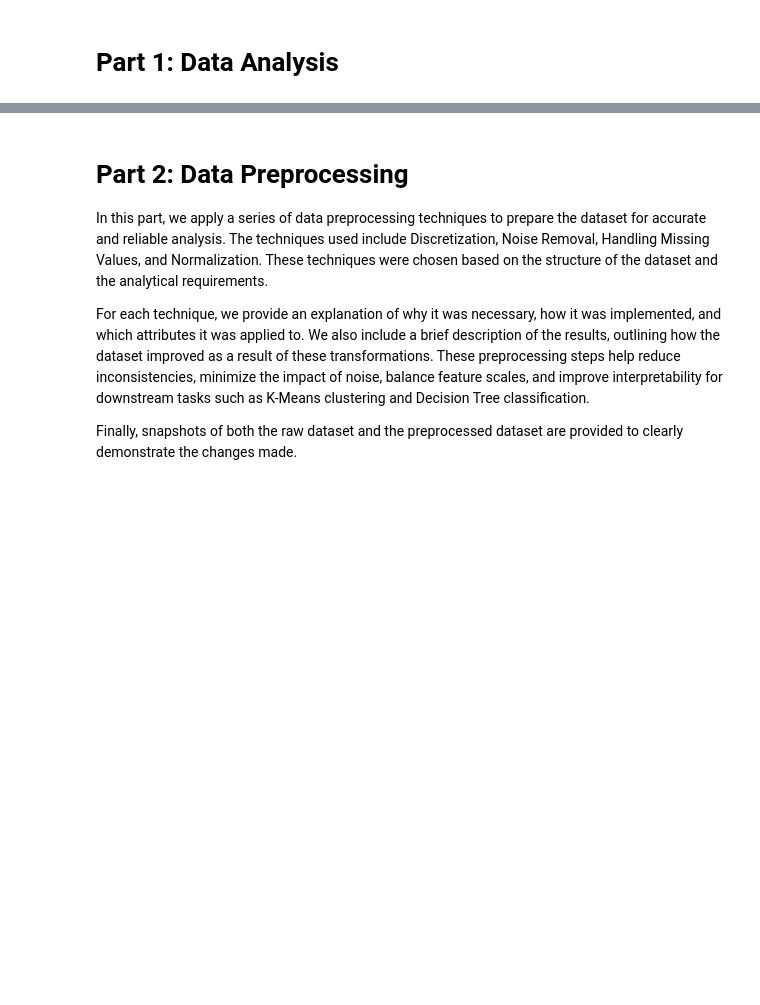
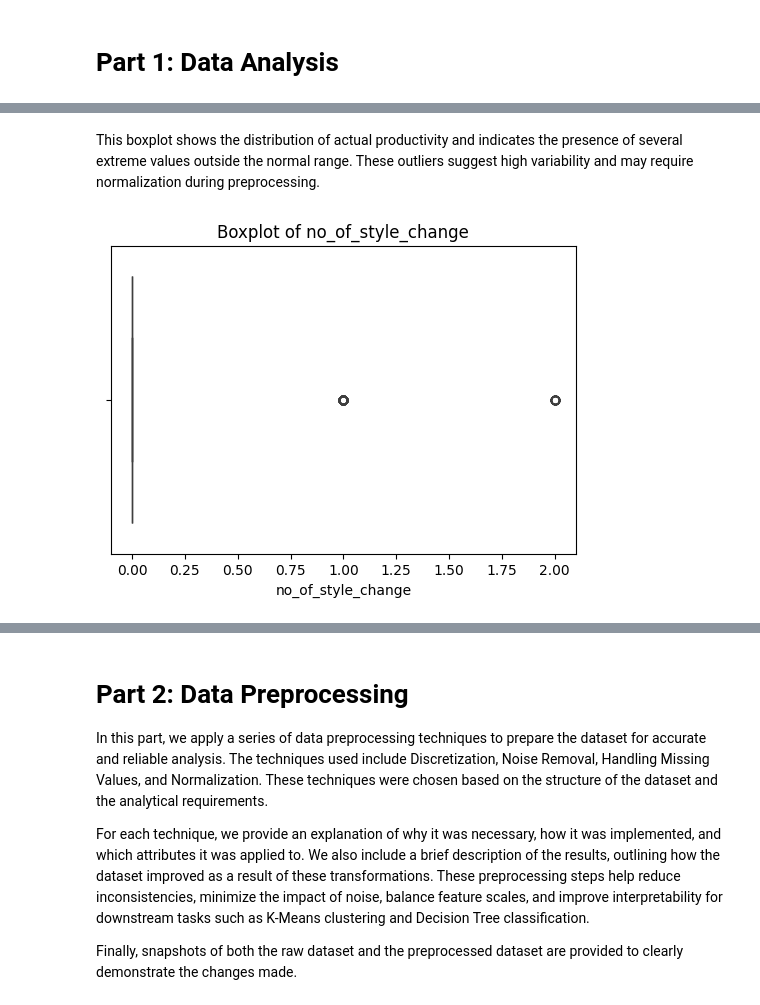
Before and after one commit to hind190/Data-Mining-Project-, a Jupyter notebook: phase2.ipynb, the cells around one changed output, grey strips where cells are left out. Drawn from its saved outputs; the diff is of its cells as text; code cells hidden in the pictures; blank space fills up the shorter version.

```diff
--- a/phase2.ipynb
+++ b/phase2.ipynb
@@ -22,0 +89,9 @@ Preprocessed_dataset = df.copy()
+# %% [markdown]
+This boxplot shows the distribution of actual productivity and indicates the presence of several extreme values outside the normal range. These outliers suggest high variability and may require normalization during preprocessing.
+# %%
+plt.figure(figsize=(6,4))
+sns.boxplot(x=df['no_of_style_change'])
+plt.title("Boxplot of no_of_style_change")
+plt.show()
+# %% [output]
+[figure, added]
```
Also changed, not shown: parts of 19 cells of this notebook.
